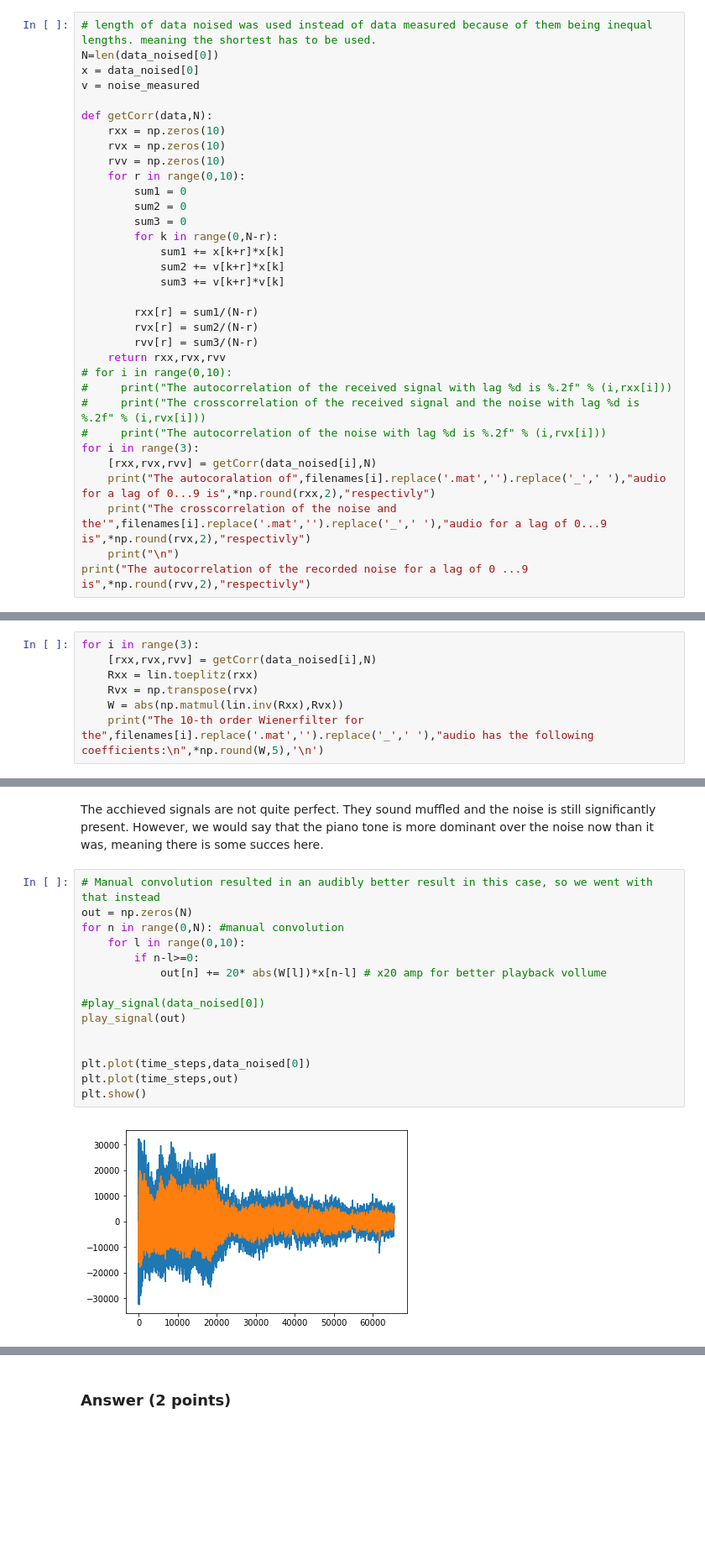
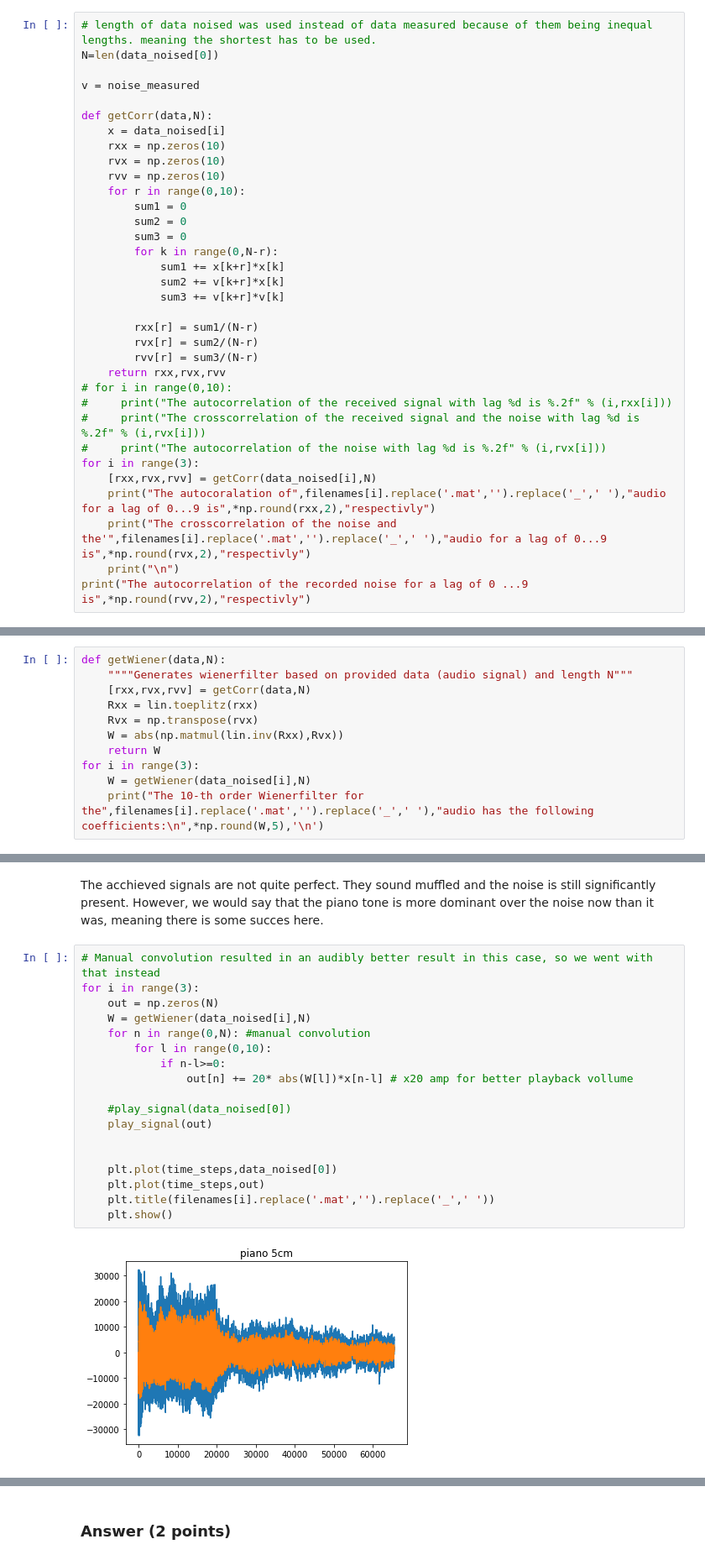
Before and after one commit to lphoogenboom/noisia, a Jupyter notebook: SC42150_PythonAssignment2_Denoising.ipynb, the cells around one changed output, grey strips where cells are left out. Shown: that part at 84% size. Drawn from its saved outputs; the diff is of its cells as text; blank space fills up the shorter version.

Commit message:
Wienerloops and functions added

```diff
--- a/SC42150_PythonAssignment2_Denoising.ipynb
+++ b/SC42150_PythonAssignment2_Denoising.ipynb
@@ -209,10 +209,11 @@ $$
 # %%
 # length of data noised was used instead of data measured because of them being inequal lengths. meaning the shortest has to be used.
 N=len(data_noised[0])
-x = data_noised[0]
+
 v = noise_measured
 
 def getCorr(data,N):
+    x = data_noised[i]
     rxx = np.zeros(10)
     rvx = np.zeros(10)
     rvv = np.zeros(10)
@@ -262,11 +263,15 @@ Using a 10-th order FIR Wiener filter, calculate the optimal filter coefficients
 # %% [markdown]
 ### Answer (2 points)
 # %%
-for i in range(3):
-    [rxx,rvx,rvv] = getCorr(data_noised[i],N)
+def getWiener(data,N):
+    """"Generates wienerfilter based on provided data (audio signal) and length N"""
+    [rxx,rvx,rvv] = getCorr(data,N)
     Rxx = lin.toeplitz(rxx)
     Rvx = np.transpose(rvx)
     W = abs(np.matmul(lin.inv(Rxx),Rvx))
+    return W
+for i in range(3):
+    W = getWiener(data_noised[i],N)
     print("The 10-th order Wienerfilter for the",filenames[i].replace('.mat','').replace('_',' '),"audio has the following coefficients:\n",*np.round(W,5),'\n')
 # %% [output]
 The 10-th order Wienerfilter for the piano 5cm audio has the following coefficients:
@@ -292,18 +297,21 @@ Use the example code from this jupyter notebook (`play_signal()` function) in or
 The acchieved signals are not quite perfect. They sound muffled and the noise is still significantly present. However, we would say that the piano tone is more dominant over the noise now than it was, meaning there is some succes here.
 # %%
 # Manual convolution resulted in an audibly better result in this case, so we went with that instead
-out = np.zeros(N)
-for n in range(0,N): #manual convolution
-    for l in range(0,10):
-        if n-l>=0:
-            out[n] += 20* abs(W[l])*x[n-l] # x20 amp for better playback vollume
+for i in range(3):
+    out = np.zeros(N)
+    W = getWiener(data_noised[i],N)
+    for n in range(0,N): #manual convolution
+        for l in range(0,10):
+            if n-l>=0:
+                out[n] += 20* abs(W[l])*x[n-l] # x20 amp for better playback vollume
 
-#play_signal(data_noised[0])
-play_signal(out)
+    #play_signal(data_noised[0])
+    play_signal(out)
 
 
-plt.plot(time_steps,data_noised[0])
-plt.plot(time_steps,out)
-plt.show()
+    plt.plot(time_steps,data_noised[0])
+    plt.plot(time_steps,out)
+    plt.title(filenames[i].replace('.mat','').replace('_',' '))
+    plt.show()
 # %% [output]
-[figure, old version]
+[figure, new version]
```
Also changed, not shown: parts of 3 cells of this notebook.
